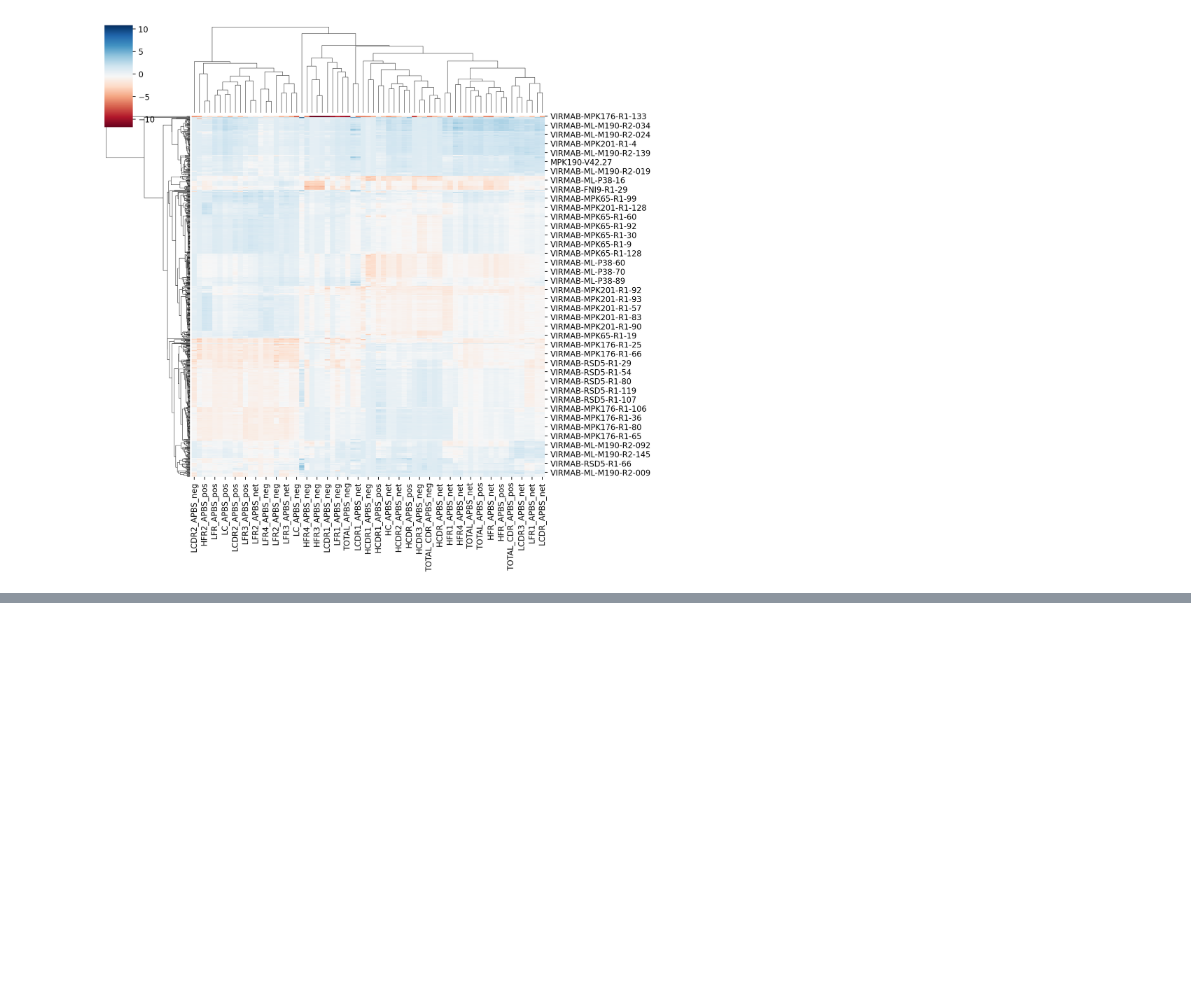
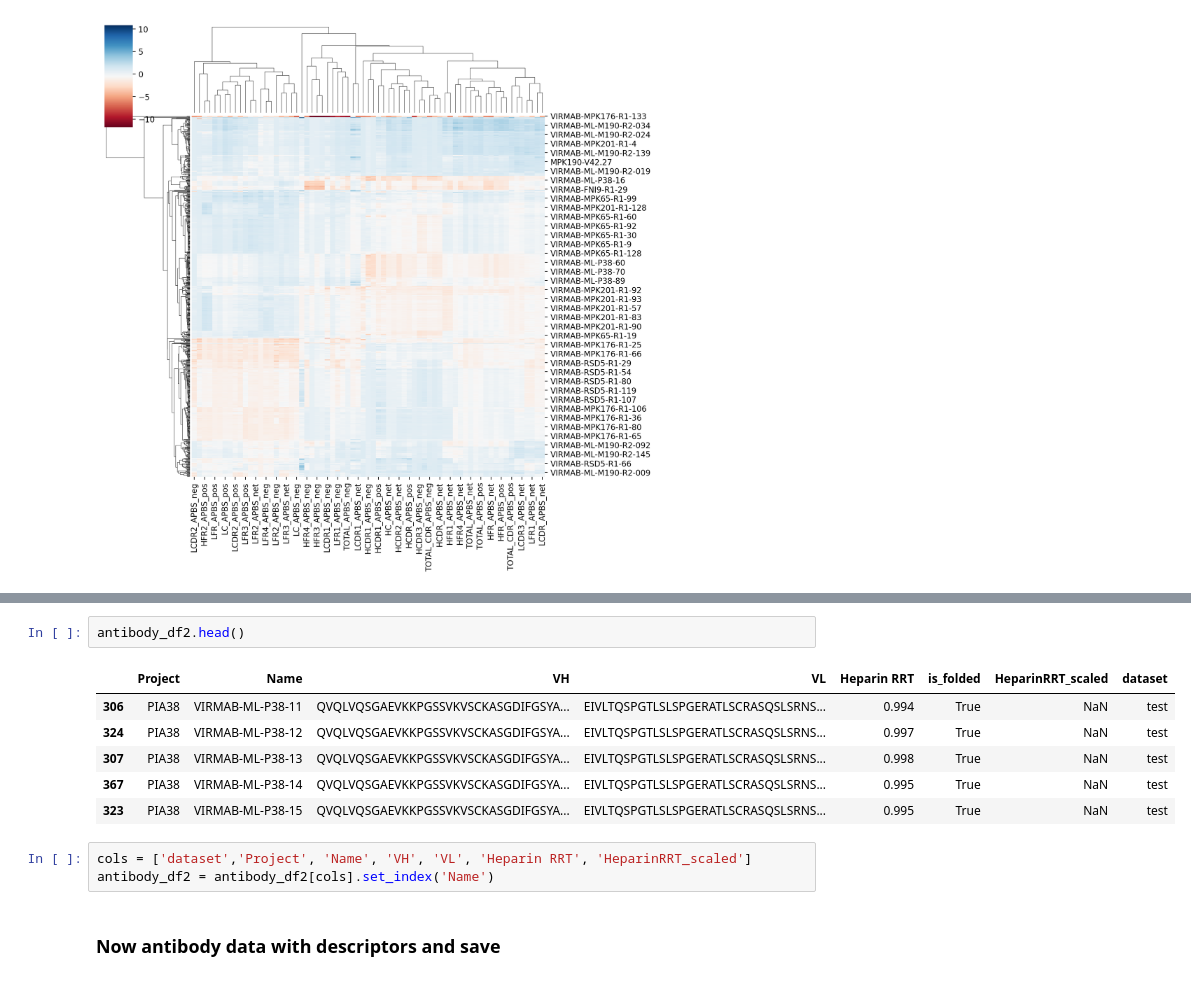
Before and after one commit to ChrisVir/developability, a Jupyter notebook: Notebooks/potential/modeling/04-25-2024_CR_OrganizingMultipleAntibodyMutationDataset.ipynb.ipynb, the cells around one changed output, grey strips where cells are left out. Cells and saved outputs as stored; diff of their text form; blank space fills up the shorter version.

```diff
--- a/Notebooks/potential/modeling/04-25-2024_CR_OrganizingMultipleAntibodyMutationDataset.ipynb.ipynb
+++ b/Notebooks/potential/modeling/04-25-2024_CR_OrganizingMultipleAntibodyMutationDataset.ipynb.ipynb
@@ -266,0 +291,14 @@ PosixPath('/home/crivera/projects/developability/developability/data/processed/d
+# %%
+antibody_df2.head()
+# %% [output]
+|  | Project | Name | VH | VL | Heparin RRT | is_folded | HeparinRRT_scaled | dataset |
+| 306 | PIA38 | VIRMAB-ML-P38-11 | QVQLVQSGAEVKKPGSSVKVSCKASGDIFGSYA... | EIVLTQSPGTLSLSPGERATLSCRASQSLSRNS... | 0.994 | True | NaN | test |
+| 324 | PIA38 | VIRMAB-ML-P38-12 | QVQLVQSGAEVKKPGSSVKVSCKASGDIFGSYA... | EIVLTQSPGTLSLSPGERATLSCRASQSLSRNS... | 0.997 | True | NaN | test |
+| 307 | PIA38 | VIRMAB-ML-P38-13 | QVQLVQSGAEVKKPGSSVKVSCKASGDIFGSYA... | EIVLTQSPGTLSLSPGERATLSCRASQSLSRNS... | 0.998 | True | NaN | test |
+| 367 | PIA38 | VIRMAB-ML-P38-14 | QVQLVQSGAEVKKPGSSVKVSCKASGDIFGSYA... | EIVLTQSPGTLSLSPGERATLSCRASQSLSRNS... | 0.995 | True | NaN | test |
+| 323 | PIA38 | VIRMAB-ML-P38-15 | QVQLVQSGAEVKKPGSSVKVSCKASGDIFGSYA... | EIVLTQSPGTLSLSPGERATLSCRASQSLSRNS... | 0.995 | True | NaN | test |
+# %%
+cols = ['dataset','Project', 'Name', 'VH', 'VL', 'Heparin RRT', 'HeparinRRT_scaled']
+antibody_df2 = antibody_df2[cols].set_index('Name')
+# %% [markdown]
+### Now antibody data with descriptors and save
```
Also changed, not shown: parts of 10 cells of this notebook.
